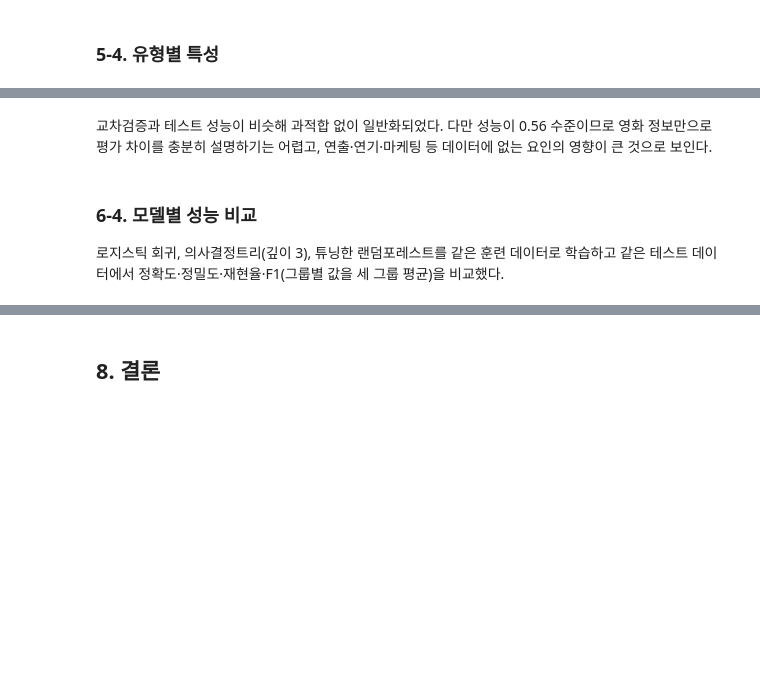
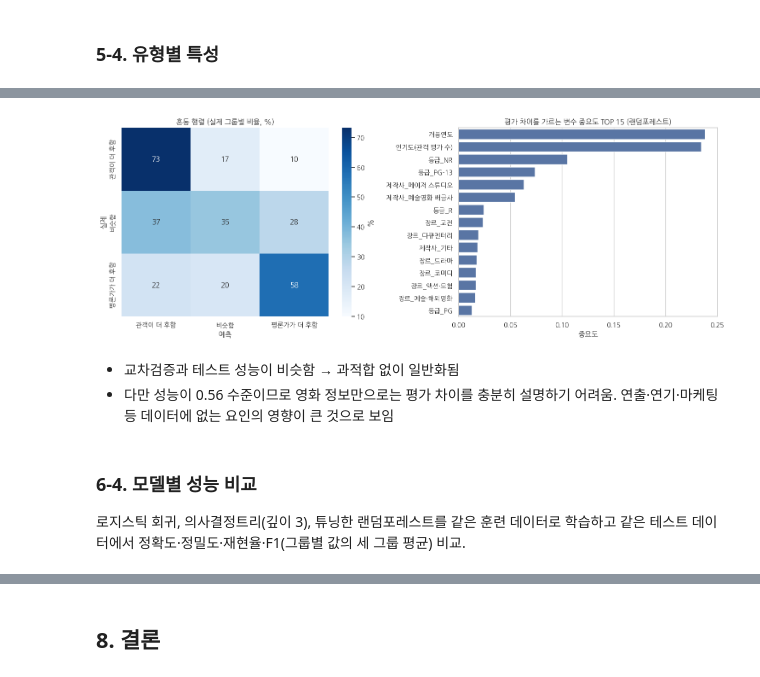
Before and after one commit to douni05/rotten-tomatoes-critic-audience-gap, a Jupyter notebook: critic_vs_audience_analysis.ipynb, the cells around one changed output, grey strips where cells are left out. Cells and saved outputs as stored; diff of their text form; code cells hidden in the pictures; blank space fills up the shorter version.

```diff
--- a/critic_vs_audience_analysis.ipynb
+++ b/critic_vs_audience_analysis.ipynb
@@ -384,15 +576,17 @@ pd.DataFrame({'k': list(ks), '관성': np.round(inertias), '실루엣': np.round
 # ── k=4로 최종 군집 ──
 kmeans = KMeans(n_clusters=4, n_init=10, random_state=RANDOM_STATE).fit(X_cluster)
 df['cluster'] = kmeans.labels_
-# 표준화된 중심값은 해석이 어려우니, 각 군집에 속한 영화들의 원래 점수 평균을 본다
+# 표준화된 중심값은 해석이 어려우므로 군집별 원래 점수 평균 확인
 centers = df.groupby('cluster')[['tomatometer_rating', 'audience_rating', 'level', 'gap']].mean()
 centers.columns = ['평론가', '관객', '평균 수준', '평가 차이']
 
-# ── 군집 이름 자동 붙이기 ──
-# 평가 차이 +15 이상 → '관객 픽', −15 이하 → '평론가 픽', 그 외에는 평균 수준 60 기준으로 '명작'/'혹평작'
+# ── 군집 이름 붙이기 ──
 def name_cluster(c):
-    if c['평가 차이'] >= 15:  return '관객 픽 (관객만 좋아함)'
-    if c['평가 차이'] <= -15: return '평론가 픽 (평론가만 좋아함)'
+    """평가 차이 ±15 기준으로 관객 픽/평론가 픽, 그 외는 평균 수준 60 기준으로 명작/혹평작"""
+    if c['평가 차이'] >= 15:
+        return '관객 픽 (관객만 좋아함)'
+    if c['평가 차이'] <= -15:
+        return '평론가 픽 (평론가만 좋아함)'
     return '명작 (둘 다 좋아함)' if c['평균 수준'] >= 60 else '혹평작 (둘 다 싫어함)'
 centers['유형'] = centers.apply(name_cluster, axis=1)
 df['type'] = df['cluster'].map(centers['유형'])
@@ -512,18 +745,22 @@ print(f'테스트 재현율:  {test_recall:.3f}  (무작위로 찍으면 0.333)'
 # %%
 # ── 혼동 행렬: 실제 그룹(행) vs 예측 그룹(열) ──
-cm = pd.DataFrame(confusion_matrix(y_test, y_pred, labels=CLASS_NAMES, normalize='true') * 100, index=CLASS_NAMES, columns=CLASS_NAMES)
+cm = confusion_matrix(y_test, y_pred, labels=CLASS_NAMES, normalize='true') * 100   # 실제 그룹별 비율(%)
+cm = pd.DataFrame(cm, index=CLASS_NAMES, columns=CLASS_NAMES)
 fig, axes = plt.subplots(1, 2, figsize=(15, 5.5))
 sns.heatmap(cm, annot=True, fmt='.0f', cmap='Blues', cbar_kws={'label': '%'}, ax=axes[0])
 axes[0].set_xlabel('예측'); axes[0].set_ylabel('실제'); axes[0].set_title('혼동 행렬 (실제 그룹별 비율, %)')
 
 # ── 변수 중요도 상위 15개 ──
 imp = pd.Series(best_rf.feature_importances_, index=X.columns).sort_values(ascending=False)
 sns.barplot(x=imp.head(15).values, y=imp.head(15).index, color='#4C72B0', ax=axes[1])
 axes[1].set_title('평가 차이를 가르는 변수 중요도 TOP 15 (랜덤포레스트)'); axes[1].set_xlabel('중요도'); axes[1].set_ylabel('')
 save(fig, '13_rf_result'); plt.show()
+# %% [output]
+[figure, added]
 # %% [markdown]
-교차검증과 테스트 성능이 비슷해 과적합 없이 일반화되었다. 다만 성능이 0.56 수준이므로 영화 정보만으로 평가 차이를 충분히 설명하기는 어렵고, 연출·연기·마케팅 등 데이터에 없는 요인의 영향이 큰 것으로 보인다.
+- 교차검증과 테스트 성능이 비슷함 → 과적합 없이 일반화됨
+- 다만 성능이 0.56 수준이므로 영화 정보만으로는 평가 차이를 충분히 설명하기 어려움. 연출·연기·마케팅 등 데이터에 없는 요인의 영향이 큰 것으로 보임
 # %% [markdown]
 ### 6-4. 모델별 성능 비교
-로지스틱 회귀, 의사결정트리(깊이 3), 튜닝한 랜덤포레스트를 같은 훈련 데이터로 학습하고 같은 테스트 데이터에서 정확도·정밀도·재현율·F1(그룹별 값을 세 그룹 평균)을 비교했다.
+로지스틱 회귀, 의사결정트리(깊이 3), 튜닝한 랜덤포레스트를 같은 훈련 데이터로 학습하고 같은 테스트 데이터에서 정확도·정밀도·재현율·F1(그룹별 값의 세 그룹 평균) 비교.
 # %%
```
Also changed, not shown: parts of 56 cells of this notebook, 19 other files.
